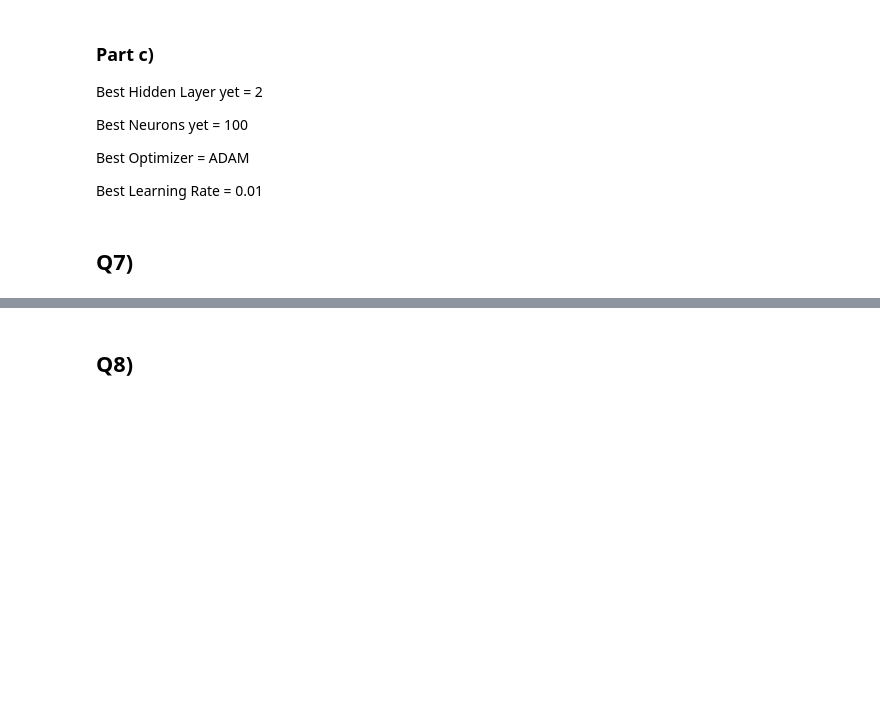
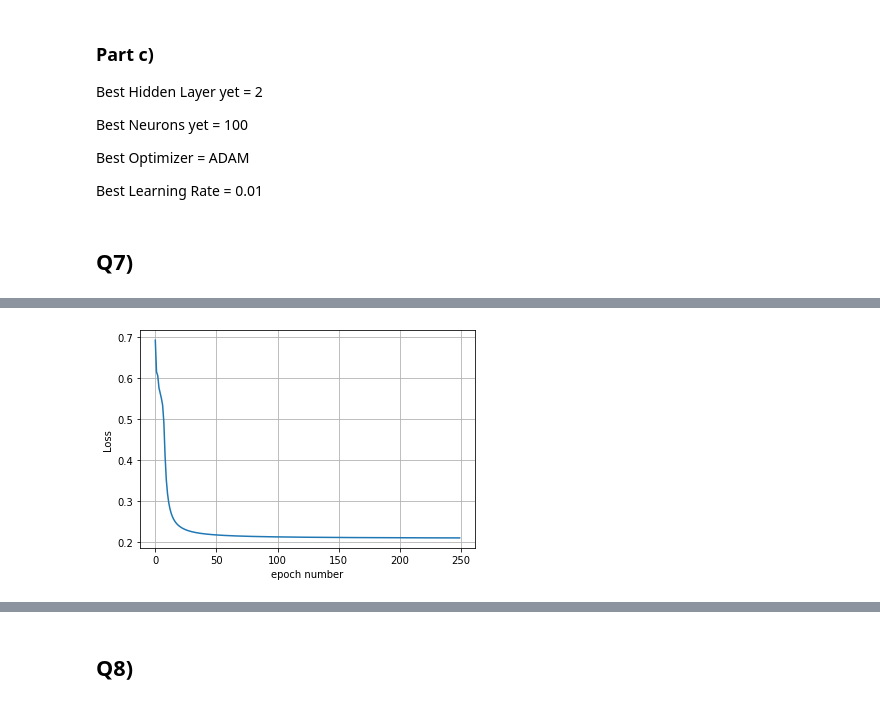
Before and after one commit to Arashlf/UT_ML_Course, a Jupyter notebook: Homework3/Q4_8.ipynb, the cells around one changed output, grey strips where cells are left out. Drawn from its saved outputs; the diff is of its cells as text; code cells hidden in the pictures; blank space fills up the shorter version.

```diff
--- a/Homework3/Q4_8.ipynb
+++ b/Homework3/Q4_8.ipynb
@@ -802,0 +839,23 @@ Best Learning Rate = 0.01
+# %%
+R = 10
+epochs = 250
+
+Loss = []
+X = np.concatenate((X, np.ones((len(X), 1))), axis = 1)
+W1 = np.random.randn(X.shape[1], 2) / 100
+W2 = np.random.randn(2, 1) / 100
+x = np.linspace(-1, 3.5, 50)
+
+for i in range(epochs):
+  y_pred, A1, A2, loss = forwardProp(X, W1, W2, y, i)
+  Loss.append(loss)
+  dw1, dw2 = backProp(A1, A2, y, X)
+  W1 = W1 - R * dw1
+  W2 = W2 - R * dw2
+# %%
+plt.plot(Loss)
+plt.xlabel('epoch number')
+plt.ylabel('Loss')
+plt.grid()
+# %% [output]
+[figure, added]
```
Also changed, not shown: parts of 7 cells of this notebook.
